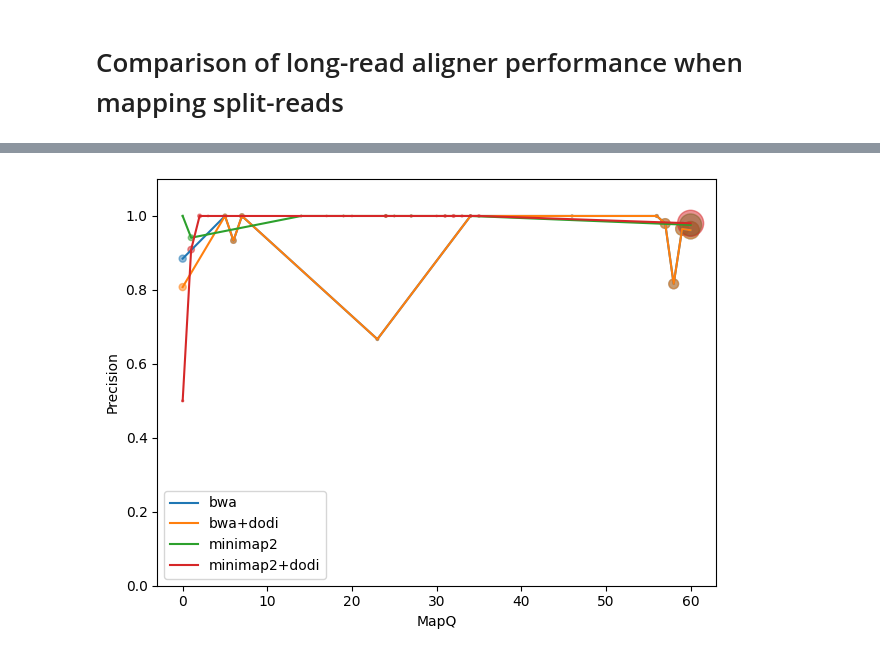
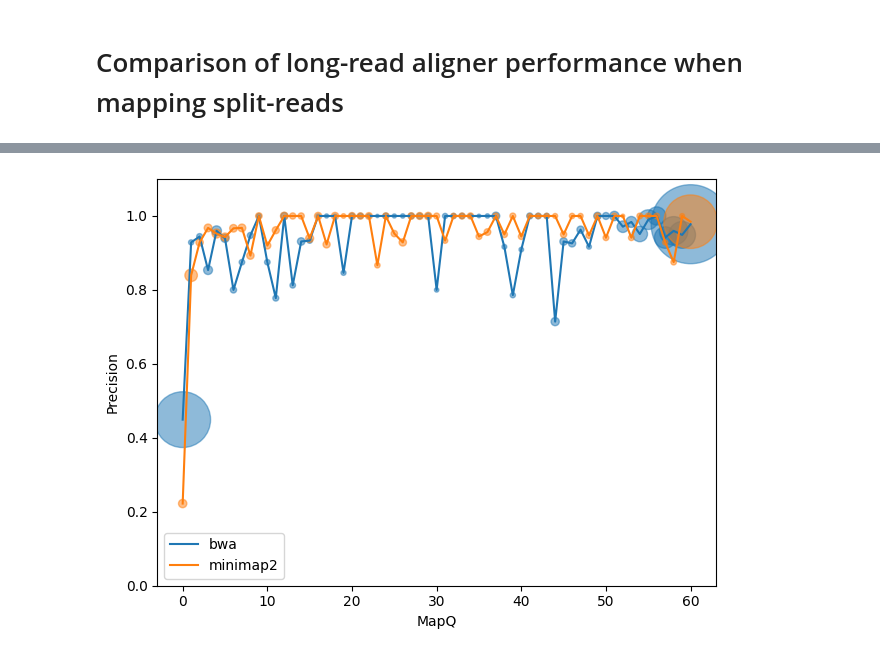
Before and after one commit to vandamiklos/SplitSim, a Jupyter notebook: compare_aligners.ipynb, the cells around one changed output, grey strips where cells are left out. Saved outputs shown, nothing was run; the diff lists cells and outputs as text; code cells hidden in the pictures.

```diff
--- a/compare_aligners.ipynb
+++ b/compare_aligners.ipynb
@@ -59,5 +50,5 @@ plt.show()
 # %%
-def wrong_bin(df):
+for name, df in data.items():
     bin_wrong = []
     bin_w = []
     wrong = 0
@@ -65,4 +56,11 @@ def wrong_bin(df):
         bin_wrong.append(wrong / len(df) * 100)
         bin_w.append(bid)
         wrong += len(b) - b['tp'].sum()
-    return bin_wrong, bin_w
+    plt.plot(bin_w, bin_wrong, label = name)
+
+plt.legend()
+plt.xlabel('Alignment size')
+plt.ylabel('Wrong %')
+plt.tight_layout()
+#plt.savefig(prefix + 'ins_size_vs_wrong.pdf')
+plt.show()
@@ -69,13 +89,18 @@ def wrong_bin(df):
 # %%
-bin_wrong_bwa, bin_w_bwa= wrong_bin(bwa)
+for name, df in data.items():
+    bin_fp = []
+    bin_f = []
+    f = 0
+    for bid, b in df.groupby('bins'):
+        f += b['fp'].sum()
+        bin_fp.append(f / df['fp'].sum())
+        bin_f.append(bid)
 
-
-
-plt.plot(bin_w_bwa, bin_wrong_bwa, label = 'bwa')
+    plt.plot(bin_f, bin_fp, label = name)
 
 plt.legend()
 plt.xlabel('Alignment size')
-plt.ylabel('Wrong %')
+plt.ylabel('False positive %')
 plt.tight_layout()
 #plt.savefig(prefix + 'ins_size_vs_wrong.pdf')
 plt.show()
@@ -142,18 +119,26 @@ def precision_mapq(df):
         bin_id.append(bid)
     return bin_precision, bin_id, s
 # %%
-bin_precision_mapq_bwa , bin_id_mapq_bwa , s_mapq_bwa = precision_mapq(bwa)
+data2 = {'bwa':bwa, 'minimap2':minimap2}
+for name, df in data2.items():
+    bin_precision = []
+    bin_id = []
+    s = []
+    for bid, b in df.groupby('mapq'):
+        s.append(len(b))
+        bin_precision.append(b['tp'].sum() / (b['tp'].sum() + b['fp'].sum()))
+        bin_id.append(bid)
 
 
-plt.plot(bin_id_mapq_bwa, bin_precision_mapq_bwa, label='bwa')
+    plt.plot(bin_id, bin_precision, label=name)
 
-plt.scatter(bin_id_mapq_bwa, bin_precision_mapq_bwa, s=s_mapq_bwa, alpha=0.5)
+    plt.scatter(bin_id, bin_precision, s=s, alpha=0.5)
 
 plt.legend()
 plt.xlabel('MapQ')
 plt.ylabel('Precision')
 plt.ylim(0, 1.1)
 plt.tight_layout()
 #plt.savefig(path + '/mapq_vs_precision.pdf')
 # %% [output]
-[figure, old version]
+[figure, new version]
```
Also changed, not shown: parts of 13 cells of this notebook, 3 other files.
